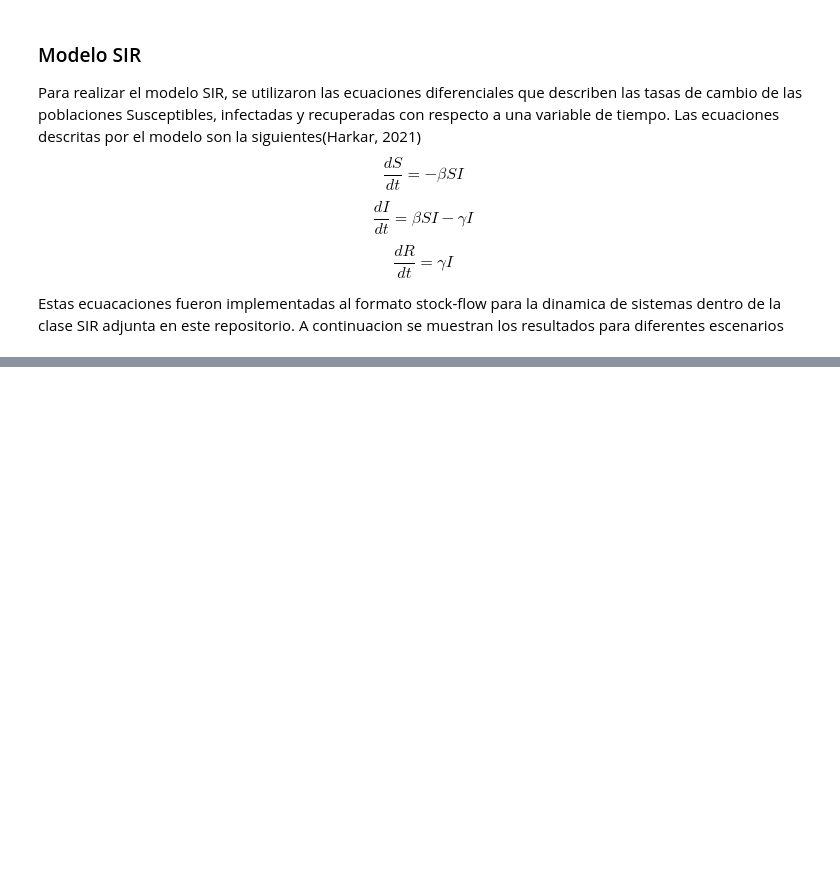
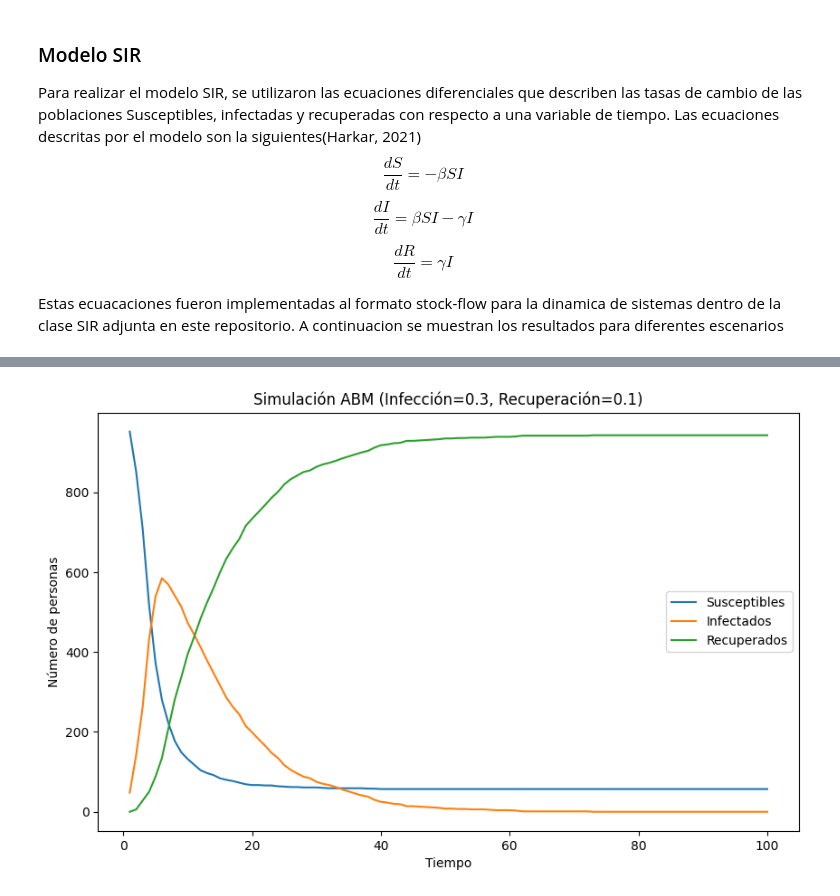
Before and after one commit to Sofiamishel2003/Hoja-de-Trabajo-1, a Jupyter notebook: notebook.ipynb, the cells around one changed output, grey strips where cells are left out. Saved outputs shown, nothing was run; the diff lists cells and outputs as text; code cells hidden in the pictures; blank space fills up the shorter version.

```diff
--- a/notebook.ipynb
+++ b/notebook.ipynb
@@ -49,0 +72,15 @@ model.plot(nsims)
+# %%
+%load_ext autoreload
+%autoreload 2
+# Lo anterior es para que los cambios en el código se reflejen automáticamente en el notebook
+from abm import ABM
+
+# Inicializacion del modelo ABM
+abm = ABM(
+    population_size=1000,
+    transmition=0.3,
+    recovery=0.1,
+    initial_infected=10,
+    vaccination_rate=0.0
+)
+abm.describe()       # Estado inicial
@@ -49,0 +115,5 @@ model.plot(nsims)
+# %%
+# Por ultimo, podemos graficar sus resultados para una cantidad de simulaciones dada
+abm.plot()           # Gráfica de resultados
+# %% [output]
+[figure, added]
```
Also changed, not shown: parts of 8 cells of this notebook.
